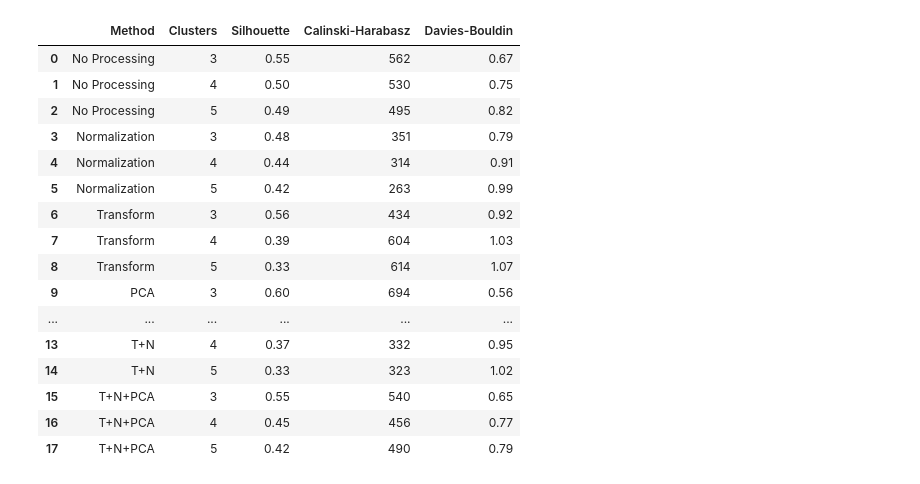
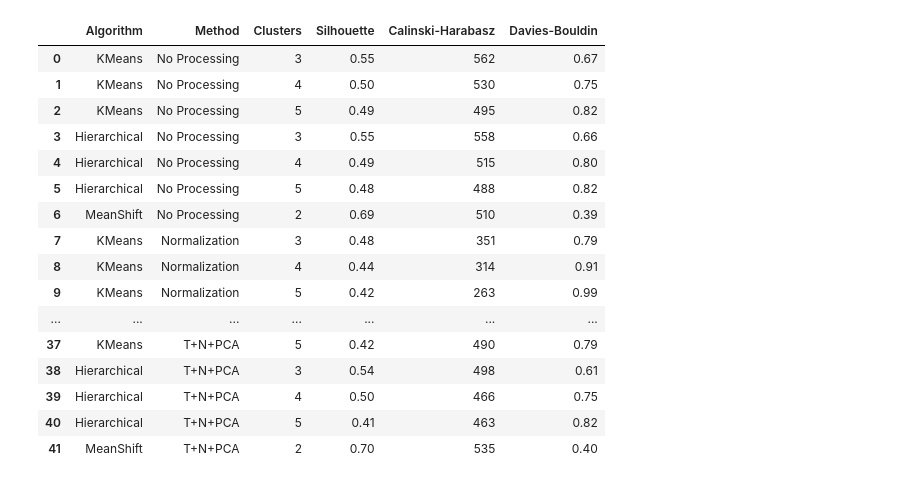
Before and after one commit to Akshita1414/Clustering_Akshita_102203527, a Jupyter notebook: Clustering_Akshita_102203527.ipynb, the cells around one changed output. Cells and saved outputs as stored; diff of their text form; code cells hidden in the pictures.

```diff
--- a/Clustering_Akshita_102203527.ipynb
+++ b/Clustering_Akshita_102203527.ipynb
@@ -4,10 +4,12 @@
 from sklearn.datasets import load_iris
 from sklearn.preprocessing import MinMaxScaler
 from sklearn.decomposition import PCA
-from sklearn.cluster import KMeans
+from sklearn.cluster import KMeans, AgglomerativeClustering, MeanShift
 from sklearn.metrics import silhouette_score, calinski_harabasz_score, davies_bouldin_score
 import pandas as pd
 import numpy as np
+from warnings import filterwarnings
+filterwarnings("ignore")
 
 # Load dataset
 iris = load_iris()
@@ -28,60 +30,95 @@ preprocessing_methods = {
     "PCA": lambda X: apply_pca(X),
     "T+N": transform_then_normalize,
     "T+N+PCA": t_n_pca,
 }
 
 cluster_range = [3, 4, 5]
-results_kmeans = []
+results = []
 
+# ================================
+# Evaluate each algorithm
+# ================================
 for method_name, preprocess in preprocessing_methods.items():
     try:
         X_proc = preprocess(X_original)
     except Exception as e:
         print(f"[ERROR] Preprocessing failed for {method_name}: {e}")
         continue
 
-    for n_clusters in cluster_range:
+    # --- KMeans ---
+    for k in cluster_range:
         try:
-            model = KMeans(n_clusters=n_clusters, random_state=42, n_init='auto').fit(X_proc)
+            model = KMeans(n_clusters=k, random_state=42, n_init='auto').fit(X_proc)
             labels = model.labels_
             sil = silhouette_score(X_proc, labels)
             cal = calinski_harabasz_score(X_proc, labels)
             db = davies_bouldin_score(X_proc, labels)
-            results_kmeans.append({
+            results.append({
+                "Algorithm": "KMeans",
                 "Method": method_name,
-                "Clusters": n_clusters,
+                "Clusters": k,
                 "Silhouette": round(sil, 2),
                 "Calinski-Harabasz": round(cal),
                 "Davies-Bouldin": round(db, 2)
             })
         except Exception as e:
-            print(f"[ERROR] KMeans failed for {method_name} with k={n_clusters}: {e}")
-            results_kmeans.append({
+            print(f"KMeans failed for {method_name} with k={k}: {e}")
+
+    # --- Hierarchical (Agglomerative) ---
+    for k in cluster_range:
+        try:
+            model = AgglomerativeClustering(n_clusters=k).fit(X_proc)
+            labels = model.labels_
+            sil = silhouette_score(X_proc, labels)
+            cal = calinski_harabasz_score(X_proc, labels)
+            db = davies_bouldin_score(X_proc, labels)
+            results.append({
+                "Algorithm": "Hierarchical",
                 "Method": method_name,
-                "Clusters": n_clusters,
-                "Silhouette": "NA",
-                "Calinski-Harabasz": "NA",
-                "Davies-Bouldin": "NA"
+                "Clusters": k,
+                "Silhouette": round(sil, 2),
+                "Calinski-Harabasz": round(cal),
+                "Davies-Bouldin": round(db, 2)
             })
+        except Exception as e:
+            print(f"Hierarchical failed for {method_name} with k={k}: {e}")
 
-# Convert to DataFrame
-results_df = pd.DataFrame(results_kmeans)
+    # --- Mean Shift (no need to specify k) ---
+    try:
+        model = MeanShift().fit(X_proc)
+        labels = model.labels_
+        sil = silhouette_score(X_proc, labels)
+        cal = calinski_harabasz_score(X_proc, labels)
+        db = davies_bouldin_score(X_proc, labels)
+        results.append({
+            "Algorithm": "MeanShift",
+            "Method": method_name,
+            "Clusters": len(np.unique(labels)),
+            "Silhouette": round(sil, 2),
+            "Calinski-Harabasz": round(cal),
+            "Davies-Bouldin": round(db, 2)
+        })
+    except Exception as e:
+        print(f"MeanShift failed for {method_name}: {e}")
+
+# Final DataFrame
+results_df = pd.DataFrame(results)
 results_df
 # %% [output]
-|  | Method | Clusters | Silhouette | Calinski-Harabasz | Davies-Bouldin |
-| 0 | No Processing | 3 | 0.55 | 562 | 0.67 |
-| 1 | No Processing | 4 | 0.50 | 530 | 0.75 |
-| 2 | No Processing | 5 | 0.49 | 495 | 0.82 |
-| 3 | Normalization | 3 | 0.48 | 351 | 0.79 |
-| 4 | Normalization | 4 | 0.44 | 314 | 0.91 |
-| 5 | Normalization | 5 | 0.42 | 263 | 0.99 |
-| 6 | Transform | 3 | 0.56 | 434 | 0.92 |
-| 7 | Transform | 4 | 0.39 | 604 | 1.03 |
-| 8 | Transform | 5 | 0.33 | 614 | 1.07 |
-| 9 | PCA | 3 | 0.60 | 694 | 0.56 |
-| ... | ... | ... | ... | ... | ... |
-| 13 | T+N | 4 | 0.37 | 332 | 0.95 |
-| 14 | T+N | 5 | 0.33 | 323 | 1.02 |
-| 15 | T+N+PCA | 3 | 0.55 | 540 | 0.65 |
-| 16 | T+N+PCA | 4 | 0.45 | 456 | 0.77 |
-| 17 | T+N+PCA | 5 | 0.42 | 490 | 0.79 |
+|  | Algorithm | Method | Clusters | Silhouette | Calinski-Harabasz | Davies-Bouldin |
+| 0 | KMeans | No Processing | 3 | 0.55 | 562 | 0.67 |
+| 1 | KMeans | No Processing | 4 | 0.50 | 530 | 0.75 |
+| 2 | KMeans | No Processing | 5 | 0.49 | 495 | 0.82 |
+| 3 | Hierarchical | No Processing | 3 | 0.55 | 558 | 0.66 |
+| 4 | Hierarchical | No Processing | 4 | 0.49 | 515 | 0.80 |
+| 5 | Hierarchical | No Processing | 5 | 0.48 | 488 | 0.82 |
+| 6 | MeanShift | No Processing | 2 | 0.69 | 510 | 0.39 |
+| 7 | KMeans | Normalization | 3 | 0.48 | 351 | 0.79 |
+| 8 | KMeans | Normalization | 4 | 0.44 | 314 | 0.91 |
+| 9 | KMeans | Normalization | 5 | 0.42 | 263 | 0.99 |
+| ... | ... | ... | ... | ... | ... | ... |
+| 37 | KMeans | T+N+PCA | 5 | 0.42 | 490 | 0.79 |
+| 38 | Hierarchical | T+N+PCA | 3 | 0.54 | 498 | 0.61 |
+| 39 | Hierarchical | T+N+PCA | 4 | 0.50 | 466 | 0.75 |
+| 40 | Hierarchical | T+N+PCA | 5 | 0.41 | 463 | 0.82 |
+| 41 | MeanShift | T+N+PCA | 2 | 0.70 | 535 | 0.40 |
```
